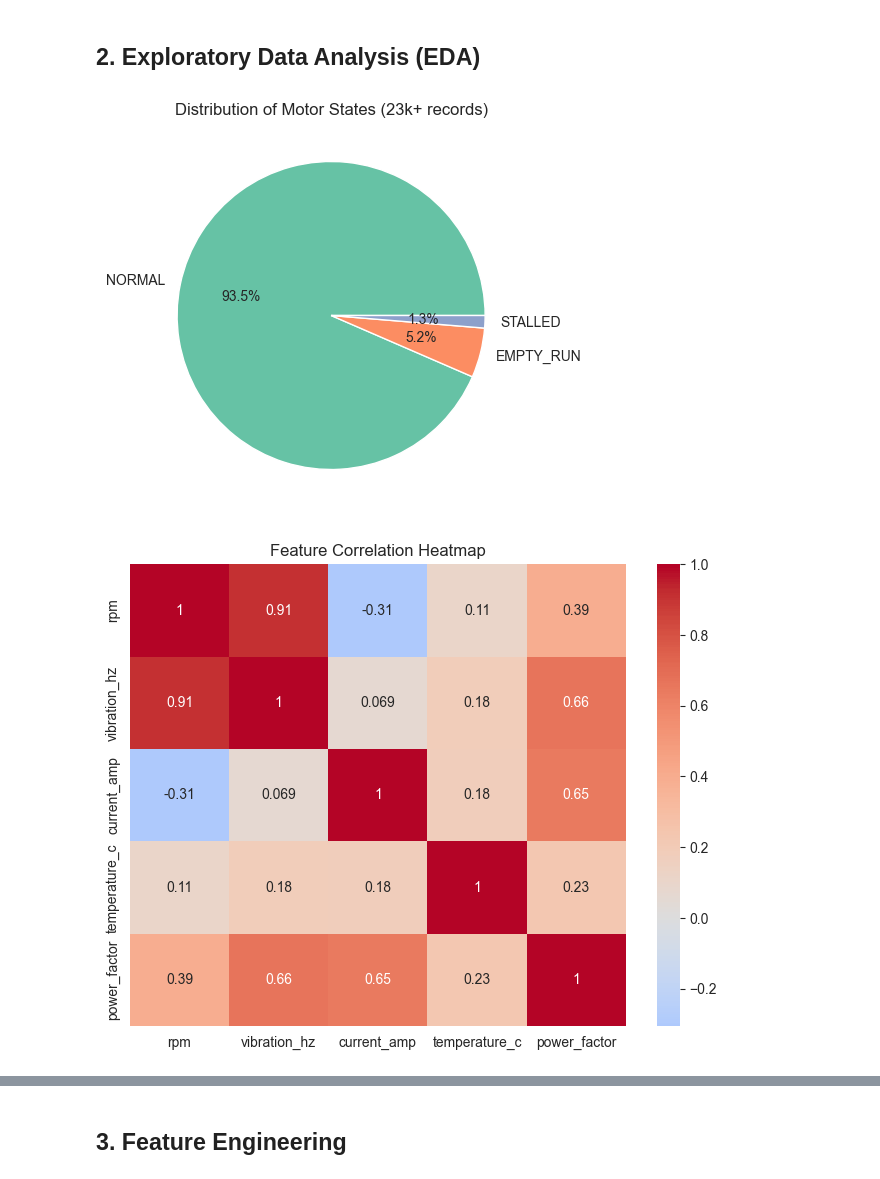
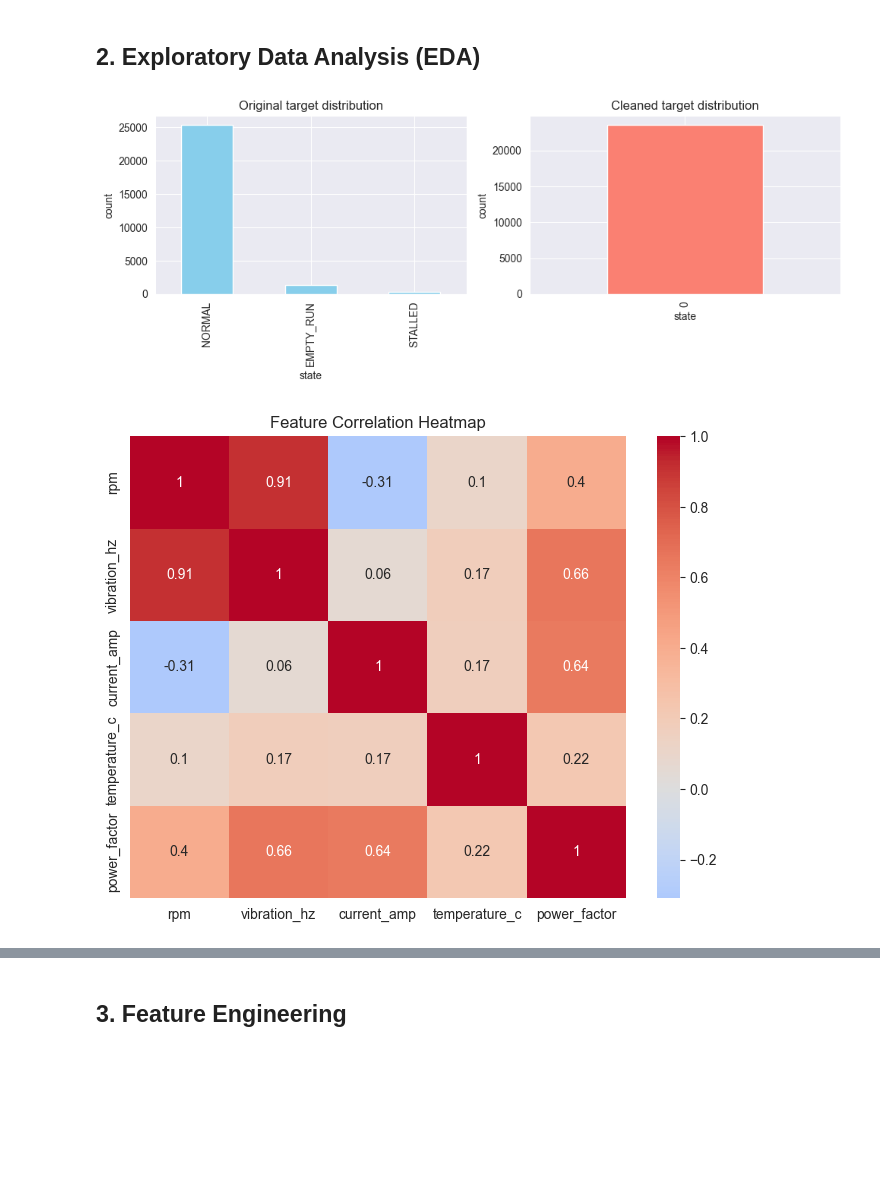
Before and after one commit to rodgerrashan/Motor-Empty-Run-Detection, a Jupyter notebook: mlModel/model_train.ipynb, the cells around one changed output, grey strips where cells are left out. Cells and saved outputs as stored; diff of their text form; code cells hidden in the pictures; blank space fills up the shorter version.

```diff
--- a/mlModel/model_train.ipynb
+++ b/mlModel/model_train.ipynb
@@ -79,22 +94,37 @@ Name: proportion, dtype: float64
 # %% [markdown]
 ## 2. Exploratory Data Analysis (EDA)
 # %%
-# State distribution
-plt.figure(figsize=(10,5))
-df['state'].value_counts().plot(kind='pie', autopct='%1.1f%%', colors=sns.color_palette('Set2'))
-plt.title('Distribution of Motor States (23k+ records)')
-plt.ylabel('')
+# Target distribution comparison
+plt.figure(figsize=(10, 4))
+plt.subplot(1, 2, 1)
+df_original[TARGET_COL].value_counts().plot(kind="bar", color="skyblue")
+plt.title("Original target distribution")
+plt.xlabel(TARGET_COL)
+plt.ylabel("count")
+
+plt.subplot(1, 2, 2)
+clean_counts = df_clean[TARGET_COL].value_counts()
+if clean_counts.empty:
+    plt.text(0.5, 0.5, "No data in cleaned set", ha="center", va="center")
+    plt.axis("off")
+else:
+    clean_counts.plot(kind="bar", color="salmon")
+    plt.title("Cleaned target distribution")
+    plt.xlabel(TARGET_COL)
+    plt.ylabel("count")
+
+plt.tight_layout()
 plt.show()
 # %% [output]
-[figure, old version]
+[figure, new version]
 # %%
-# Correlation heatmap
-plt.figure(figsize=(8,6))
-numeric_cols = ['rpm', 'vibration_hz', 'current_amp', 'temperature_c', 'power_factor']
-corr = df[numeric_cols].corr()
-sns.heatmap(corr, annot=True, cmap='coolwarm', center=0)
-plt.title('Feature Correlation Heatmap')
+# Correlation heatmap (original dataset)
+plt.figure(figsize=(8, 6))
+numeric_cols = ["rpm", "vibration_hz", "current_amp", "temperature_c", "power_factor"]
+corr = df_original[numeric_cols].corr()
+sns.heatmap(corr, annot=True, cmap="coolwarm", center=0)
+plt.title("Feature Correlation Heatmap")
 plt.show()
 # %% [output]
-[figure, old version]
+[figure, new version]
 # %%
```
Also changed, not shown: parts of 14 cells of this notebook, 3 other files.
